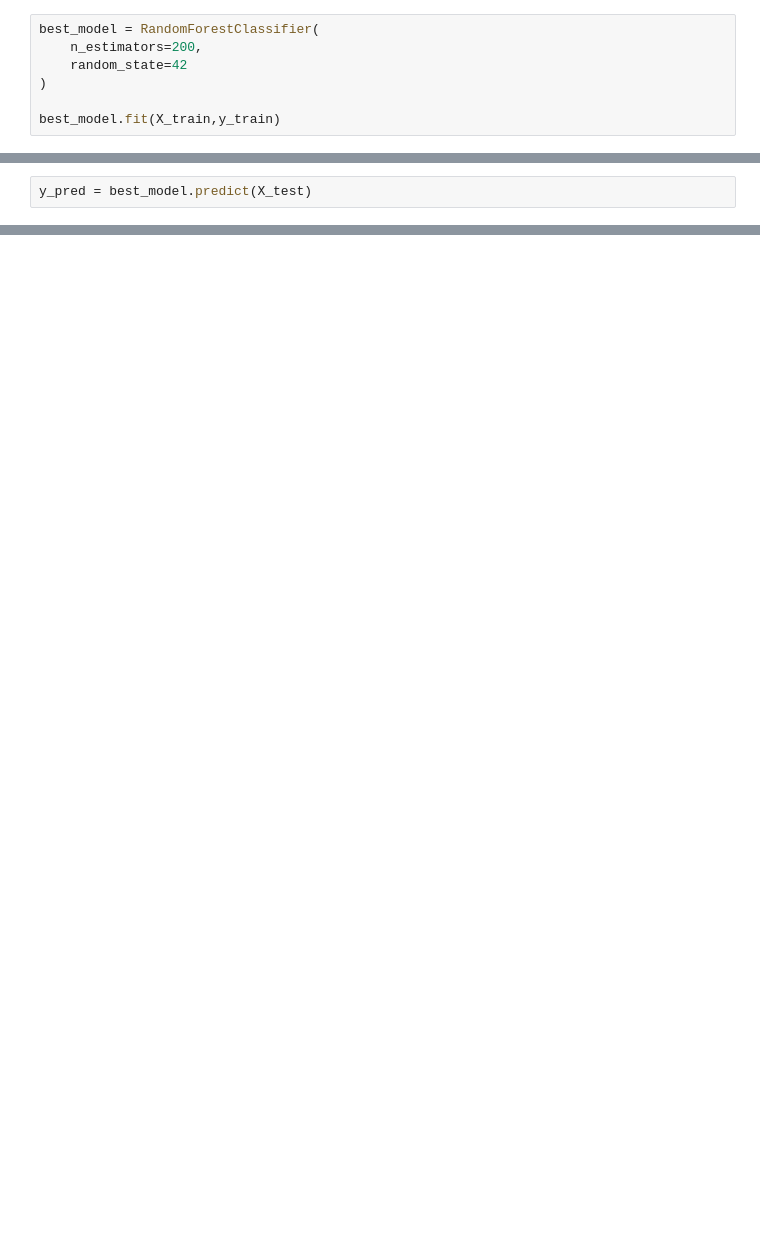
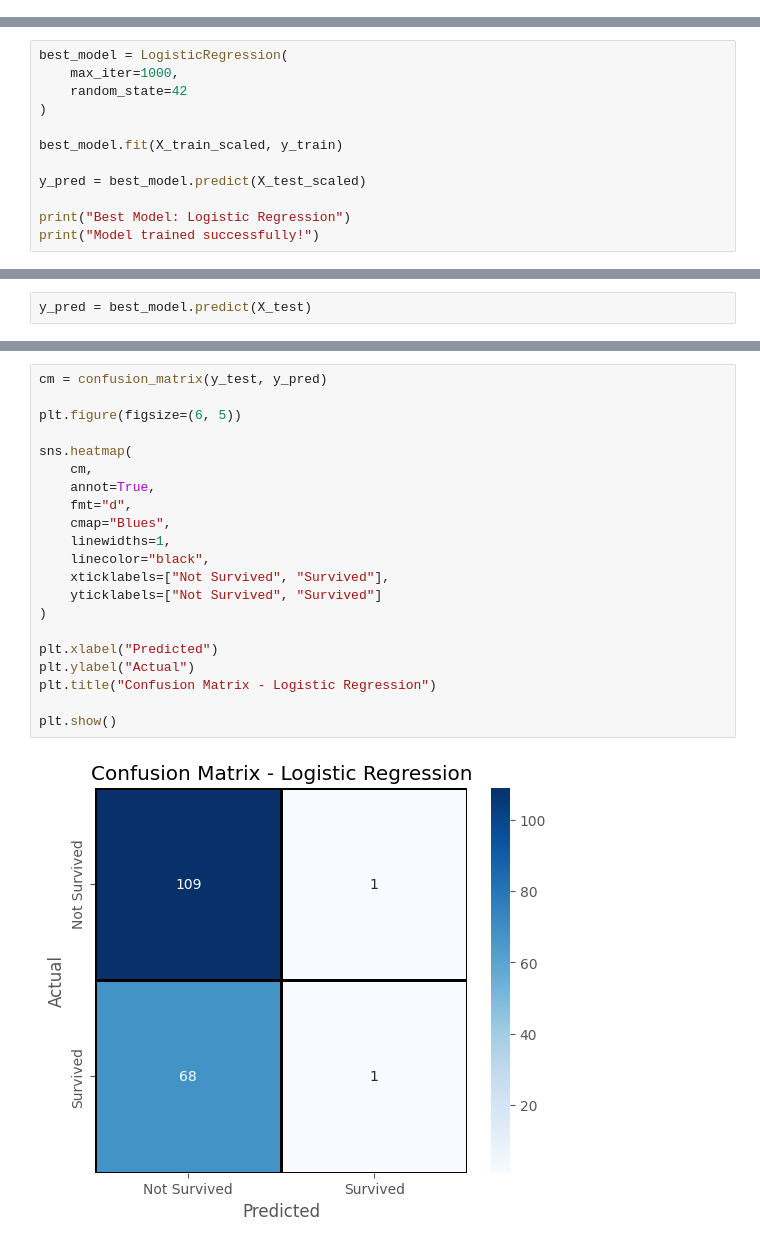
Before and after one commit to bhushan-ssh/Titanic_Survival_Prediction, a Jupyter notebook: Titanic_Survival_Prediction.ipynb, the cells around one changed output, grey strips where cells are left out. Drawn from its saved outputs; the diff is of its cells as text; blank space fills up the shorter version.

Commit message:
Kaggle Notebook | Titanic_Survival_Prediction | Version 6

```diff
--- a/Titanic_Survival_Prediction.ipynb
+++ b/Titanic_Survival_Prediction.ipynb
@@ -550,10 +550,3 @@ best_model_name = results.iloc[0]["Model"]
 print("Best Model :", best_model_name)
 # %% [output]
 Best Model : Logistic Regression
-# %%
-best_model = RandomForestClassifier(
-    n_estimators=200,
-    random_state=42
-)
-
-best_model.fit(X_train,y_train)
@@ -576,0 +553,12 @@ Average Accuracy : 0.8035967610319503
+# %%
+best_model = LogisticRegression(
+    max_iter=1000,
+    random_state=42
+)
+
+best_model.fit(X_train_scaled, y_train)
+
+y_pred = best_model.predict(X_test_scaled)
+
+print("Best Model: Logistic Regression")
+print("Model trained successfully!")
@@ -765,0 +614,23 @@ Submission File Saved Successfully!
+# %%
+cm = confusion_matrix(y_test, y_pred)
+
+plt.figure(figsize=(6, 5))
+
+sns.heatmap(
+    cm,
+    annot=True,
+    fmt="d",
+    cmap="Blues",
+    linewidths=1,
+    linecolor="black",
+    xticklabels=["Not Survived", "Survived"],
+    yticklabels=["Not Survived", "Survived"]
+)
+
+plt.xlabel("Predicted")
+plt.ylabel("Actual")
+plt.title("Confusion Matrix - Logistic Regression")
+
+plt.show()
+# %% [output]
+[figure, added]
```
Also changed, not shown: parts of 42 cells of this notebook.
